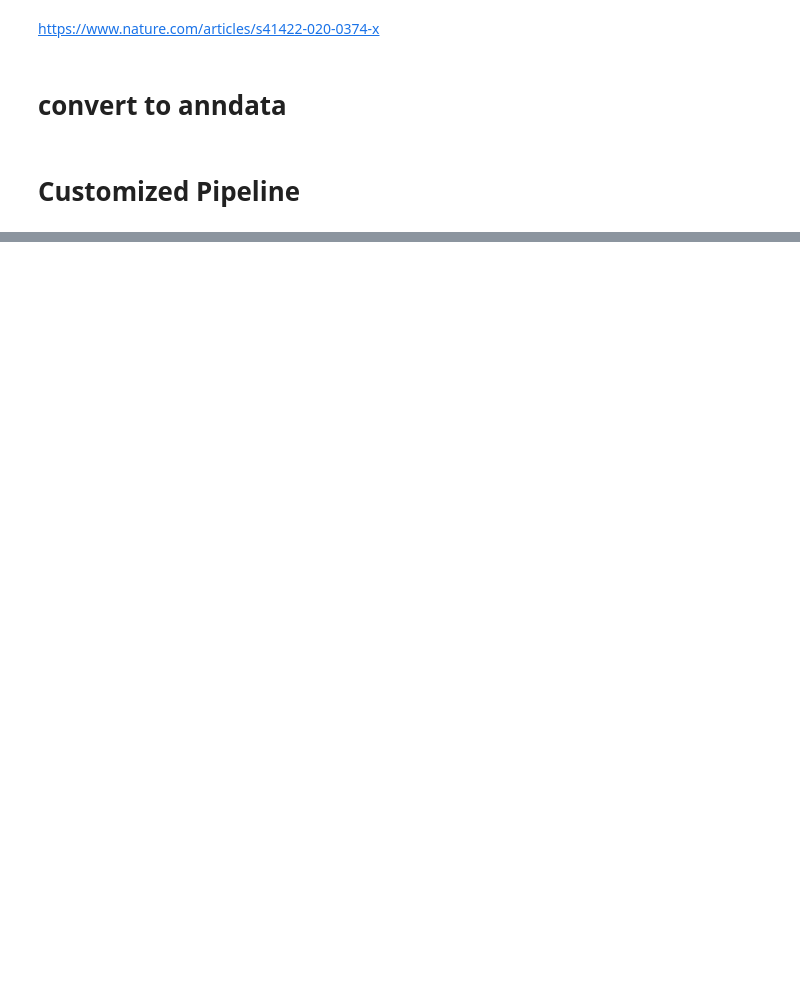
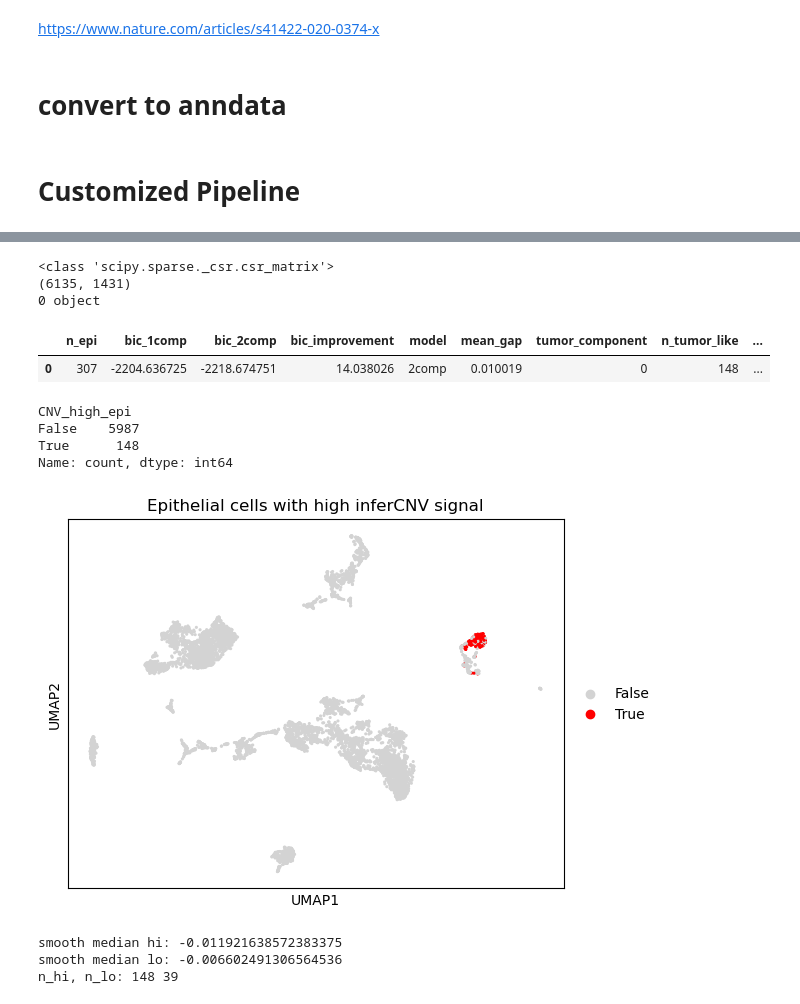
Before and after one commit to Irfanwustl/scRNA-seq-pipeline, a Jupyter notebook: examples/Chen_CellRes_2020.ipynb, the cells around one changed output, grey strips where cells are left out. Saved outputs shown, nothing was run; the diff lists cells and outputs as text; code cells hidden in the pictures; blank space fills up the shorter version.

Commit message:
tumor call

```diff
--- a/examples/Chen_CellRes_2020.ipynb
+++ b/examples/Chen_CellRes_2020.ipynb
@@ -337,0 +340,4 @@ var_group_labels: chr1, chr2, chr3, etc.
+# %%
+adata = sc.read_h5ad('/Users/alahi.irfan/Desktop/Local_workspace/Data/Chen_CellRes_2020/per_sample_processed/P03.raw.processed.h5ad')
+
+print(adata)
@@ -337,0 +351,9 @@ var_group_labels: chr1, chr2, chr3, etc.
+# %%
+X = adata.obsm["X_cnv"]
+print(type(X))
+print(getattr(X, "shape", None))
+print(np.asarray(X).ndim, np.asarray(X).dtype)
+# %% [output]
+<class 'scipy.sparse._csr.csr_matrix'>
+(6135, 1431)
+0 object
@@ -337,0 +526,58 @@ var_group_labels: chr1, chr2, chr3, etc.
+# %%
+rep = call_tumor_like_epithelial_from_infercnv(
+    adata,
+    epi_label="Epithelial",
+    use_2d=False,
+    bic_margin=5.0,      # relax just to see if there is weak bimodality
+    min_mean_gap=0.01,
+    tumor_p_thresh=0.90,
+)
+rep
+# %% [output]
+|  | n_epi | bic_1comp | bic_2comp | bic_improvement | model | mean_gap | tumor_component | n_tumor_like | ... |
+| 0 | 307 | -2204.636725 | -2218.674751 | 14.038026 | 2comp | 0.010019 | 0 | 148 | ... |
+# %%
+adata.obs["CNV_high_epi"] = False
+
+epi = adata.obs["broad_cell_type"] == "Epithelial"
+adata.obs.loc[epi & (adata.obs["p_tumor_cnv"] >= 0.9), "CNV_high_epi"] = True
+# %%
+adata.obs["CNV_high_epi"].value_counts()
+# %% [output]
+CNV_high_epi
+False    5987
+True      148
+Name: count, dtype: int64
+# %%
+import scanpy as sc
+
+sc.pl.umap(
+    adata,
+    color="CNV_high_epi",
+    palette={"True": "red", "False": "lightgrey"},
+    size=20,
+    title="Epithelial cells with high inferCNV signal",
+)
+# %% [output]
+[figure, added]
+# %%
+import numpy as np
+import scipy.sparse as sp
+
+epi = adata.obs["broad_cell_type"] == "Epithelial"
+X = adata.obsm["X_cnv"]
+X = X.toarray() if sp.issparse(X) else np.asarray(X)
+
+cnv_smooth = -np.mean(np.abs(np.diff(X, axis=1)), axis=1)
+adata.obs["cnv_smooth"] = cnv_smooth
+
+hi = epi & (adata.obs["p_tumor_cnv"] >= 0.9)
+lo = epi & (adata.obs["p_tumor_cnv"] <= 0.1)
+
+print("smooth median hi:", float(np.median(adata.obs.loc[hi, "cnv_smooth"])))
+print("smooth median lo:", float(np.median(adata.obs.loc[lo, "cnv_smooth"])))
+print("n_hi, n_lo:", int(hi.sum()), int(lo.sum()))
+# %% [output]
+smooth median hi: -0.011921638572383375
+smooth median lo: -0.006602491306564536
+n_hi, n_lo: 148 39
```
Also changed, not shown: parts of 12 cells of this notebook.
